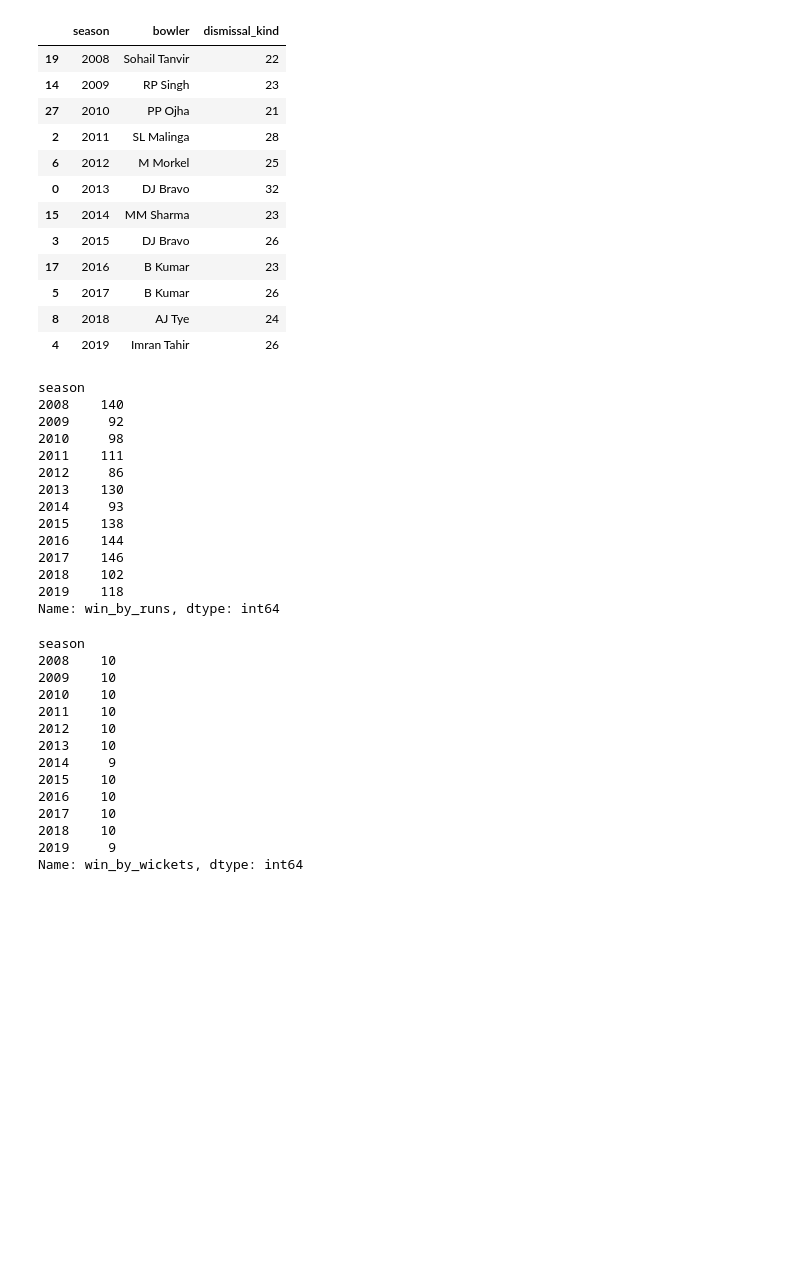
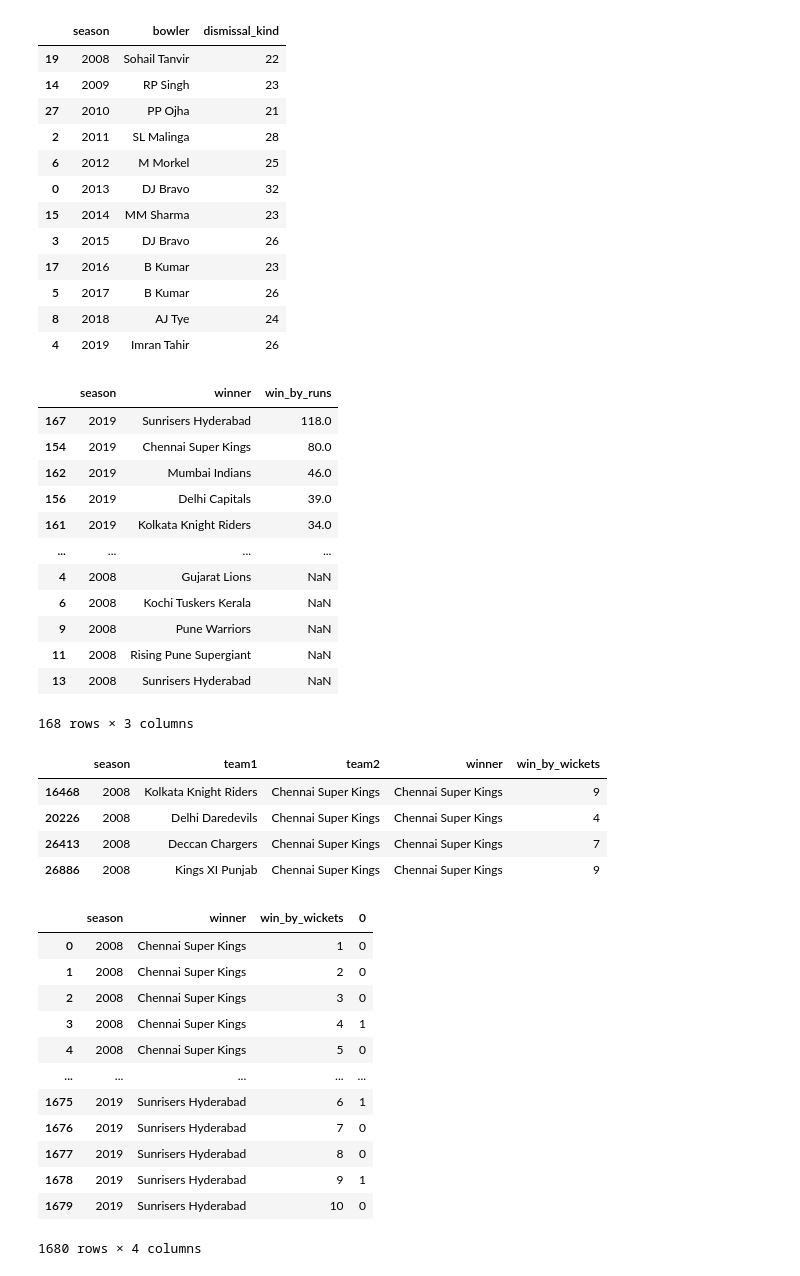
Before and after one commit to djsbalakrishnan/IPL-Analytics, a Jupyter notebook: Analyze IPL Data.ipynb, the cells around one changed output. Saved outputs shown, nothing was run; the diff lists cells and outputs as text; code cells hidden in the pictures; blank space fills up the shorter version.

```diff
--- a/Analyze IPL Data.ipynb
+++ b/Analyze IPL Data.ipynb
@@ -1042,38 +1044,48 @@ purple_cap_holder_df.drop_duplicates(subset=["season"], keep="first").sort_value
 # %%
 # Most margin win by runs - by season
 win_by_runs_df = complete_match_information_df[["season", "team1", "team2", "winner", "win_by_runs"]]
-win_by_runs_df.groupby(["season"]).win_by_runs.max()
+win_by_runs_df = win_by_runs_df.groupby(["season", "winner"]).win_by_runs.max().reset_index()
+win_by_runs_df.sort_values(["season", "win_by_runs"], ascending=False)
 # %% [output]
+|  | season | winner | win_by_runs |
+| 167 | 2019 | Sunrisers Hyderabad | 118.0 |
+| 154 | 2019 | Chennai Super Kings | 80.0 |
+| 162 | 2019 | Mumbai Indians | 46.0 |
+| 156 | 2019 | Delhi Capitals | 39.0 |
+| 161 | 2019 | Kolkata Knight Riders | 34.0 |
+| ... | ... | ... | ... |
+| 4 | 2008 | Gujarat Lions | NaN |
+| 6 | 2008 | Kochi Tuskers Kerala | NaN |
+| 9 | 2008 | Pune Warriors | NaN |
+| 11 | 2008 | Rising Pune Supergiant | NaN |
+| 13 | 2008 | Sunrisers Hyderabad | NaN |
-season
-2008    140
-2009     92
-2010     98
-2011    111
-2012     86
-2013    130
-2014     93
-2015    138
-2016    144
-2017    146
-2018    102
-2019    118
-Name: win_by_runs, dtype: int64
+168 rows × 3 columns
 # %%
 # Most margin win by wicket
 win_by_wickets_df = complete_match_information_df[["season", "team1", "team2", "winner", "win_by_wickets"]]
-win_by_wickets_df.groupby("season").win_by_wickets.max()
+index_to_be_deleted = win_by_wickets_df.loc[win_by_wickets_df["win_by_wickets"] == 0].index.to_list()
+win_by_wickets_df = win_by_wickets_df.drop(index=index_to_be_deleted, axis="rows").drop_duplicates()
+
+win_by_wickets_df[(win_by_wickets_df["season"] == 2008) & (win_by_wickets_df["winner"] == "Chennai Super Kings")]
 # %% [output]
-season
-2008    10
-2009    10
-2010    10
-2011    10
-2012    10
-2013    10
-2014     9
-2015    10
-2016    10
-2017    10
-2018    10
-2019     9
-Name: win_by_wickets, dtype: int64
+|  | season | team1 | team2 | winner | win_by_wickets |
+| 16468 | 2008 | Kolkata Knight Riders | Chennai Super Kings | Chennai Super Kings | 9 |
+| 20226 | 2008 | Delhi Daredevils | Chennai Super Kings | Chennai Super Kings | 4 |
+| 26413 | 2008 | Deccan Chargers | Chennai Super Kings | Chennai Super Kings | 7 |
+| 26886 | 2008 | Kings XI Punjab | Chennai Super Kings | Chennai Super Kings | 9 |
+# %%
+win_by_wickets_df.pivot_table(index=["season", "winner", "win_by_wickets"], aggfunc="size").reset_index()
+# %% [output]
+|  | season | winner | win_by_wickets | 0 |
+| 0 | 2008 | Chennai Super Kings | 1 | 0 |
+| 1 | 2008 | Chennai Super Kings | 2 | 0 |
+| 2 | 2008 | Chennai Super Kings | 3 | 0 |
+| 3 | 2008 | Chennai Super Kings | 4 | 1 |
+| 4 | 2008 | Chennai Super Kings | 5 | 0 |
+| ... | ... | ... | ... | ... |
+| 1675 | 2019 | Sunrisers Hyderabad | 6 | 1 |
+| 1676 | 2019 | Sunrisers Hyderabad | 7 | 0 |
+| 1677 | 2019 | Sunrisers Hyderabad | 8 | 0 |
+| 1678 | 2019 | Sunrisers Hyderabad | 9 | 1 |
+| 1679 | 2019 | Sunrisers Hyderabad | 10 | 0 |
+1680 rows × 4 columns
```
Also changed, not shown: parts of 6 cells of this notebook, 1 other file.
